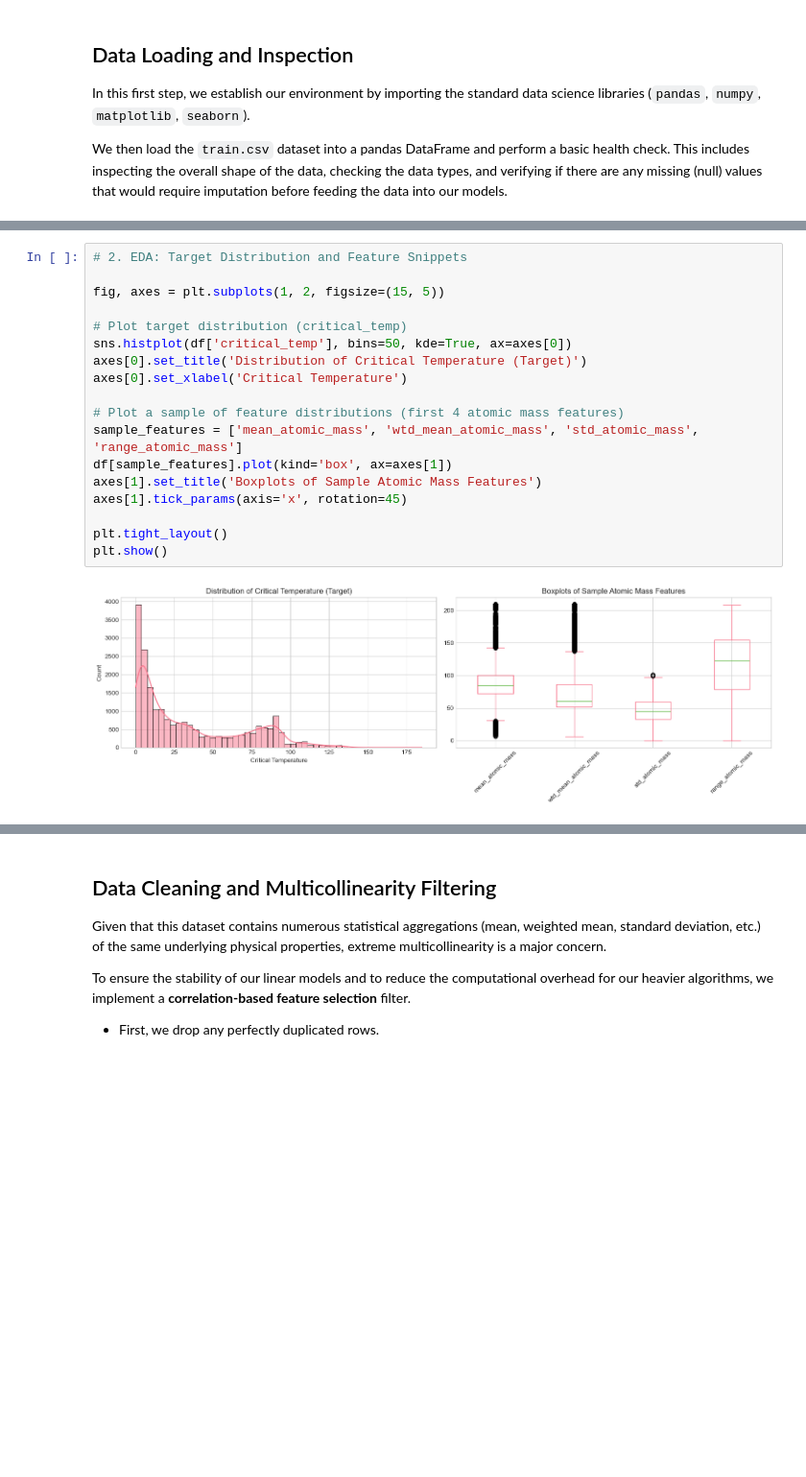
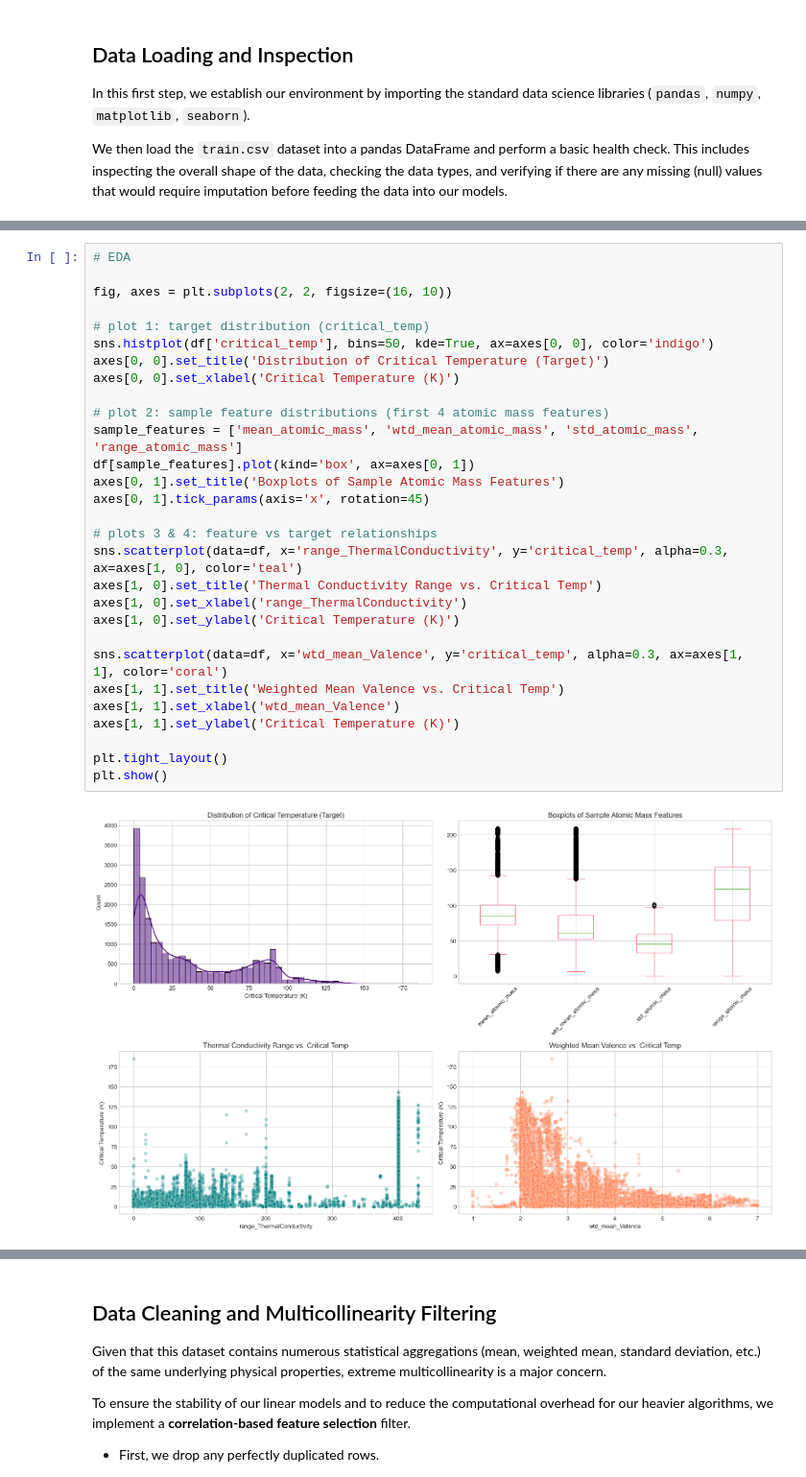
Before and after one commit to Phyboc/Machine-Learning-CaseStudy, a Jupyter notebook: src/regression/regression1.ipynb, the cells around one changed output, grey strips where cells are left out. Shown at 96% size. Saved outputs shown, nothing was run; the diff lists cells and outputs as text; blank space fills up the shorter version.

Commit message:
added feature engg + scatter plots + additional fixes and formatting changes

```diff
--- a/src/regression/regression1.ipynb
+++ b/src/regression/regression1.ipynb
@@ -55,22 +82,33 @@ None
 
 Here, we visualize the distribution of our target variable, `critical_temp`, to see if it exhibits heavy skewness or outliers. We also plot a sample of the feature distributions (using boxplots) to get a sense of their scales and variances. This visual inspection helps inform our downstream preprocessing decisions, such as whether robust scaling or log transformations might be necessary.
 # %%
-# 2. EDA: Target Distribution and Feature Snippets
+# EDA
 
-fig, axes = plt.subplots(1, 2, figsize=(15, 5))
+fig, axes = plt.subplots(2, 2, figsize=(16, 10))
 
-# Plot target distribution (critical_temp)
-sns.histplot(df['critical_temp'], bins=50, kde=True, ax=axes[0])
-axes[0].set_title('Distribution of Critical Temperature (Target)')
-axes[0].set_xlabel('Critical Temperature')
+# plot 1: target distribution (critical_temp)
+sns.histplot(df['critical_temp'], bins=50, kde=True, ax=axes[0, 0], color='indigo')
+axes[0, 0].set_title('Distribution of Critical Temperature (Target)')
+axes[0, 0].set_xlabel('Critical Temperature (K)')
 
-# Plot a sample of feature distributions (first 4 atomic mass features)
+# plot 2: sample feature distributions (first 4 atomic mass features)
 sample_features = ['mean_atomic_mass', 'wtd_mean_atomic_mass', 'std_atomic_mass', 'range_atomic_mass']
-df[sample_features].plot(kind='box', ax=axes[1])
-axes[1].set_title('Boxplots of Sample Atomic Mass Features')
-axes[1].tick_params(axis='x', rotation=45)
+df[sample_features].plot(kind='box', ax=axes[0, 1])
+axes[0, 1].set_title('Boxplots of Sample Atomic Mass Features')
+axes[0, 1].tick_params(axis='x', rotation=45)
+
+# plots 3 & 4: feature vs target relationships
+sns.scatterplot(data=df, x='range_ThermalConductivity', y='critical_temp', alpha=0.3, ax=axes[1, 0], color='teal')
+axes[1, 0].set_title('Thermal Conductivity Range vs. Critical Temp')
+axes[1, 0].set_xlabel('range_ThermalConductivity')
+axes[1, 0].set_ylabel('Critical Temperature (K)')
+
+sns.scatterplot(data=df, x='wtd_mean_Valence', y='critical_temp', alpha=0.3, ax=axes[1, 1], color='coral')
+axes[1, 1].set_title('Weighted Mean Valence vs. Critical Temp')
+axes[1, 1].set_xlabel('wtd_mean_Valence')
+axes[1, 1].set_ylabel('Critical Temperature (K)')
 
 plt.tight_layout()
 plt.show()
 # %% [output]
-[figure, old version]
+[figure, new version]
```
Also changed, not shown: parts of 32 cells of this notebook, 1 other file.
